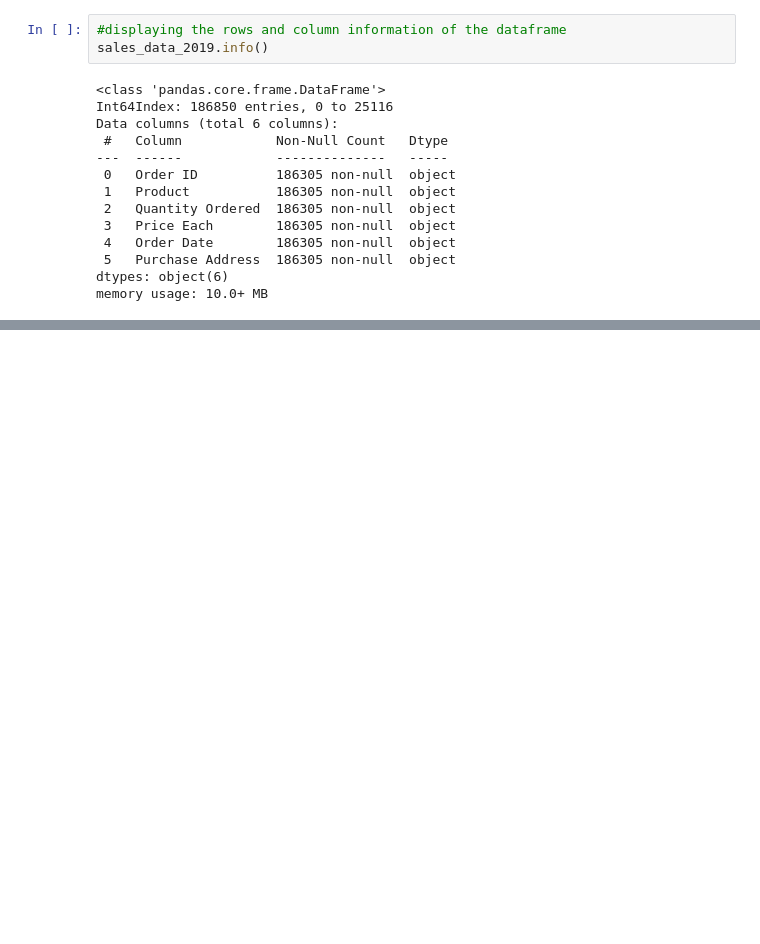
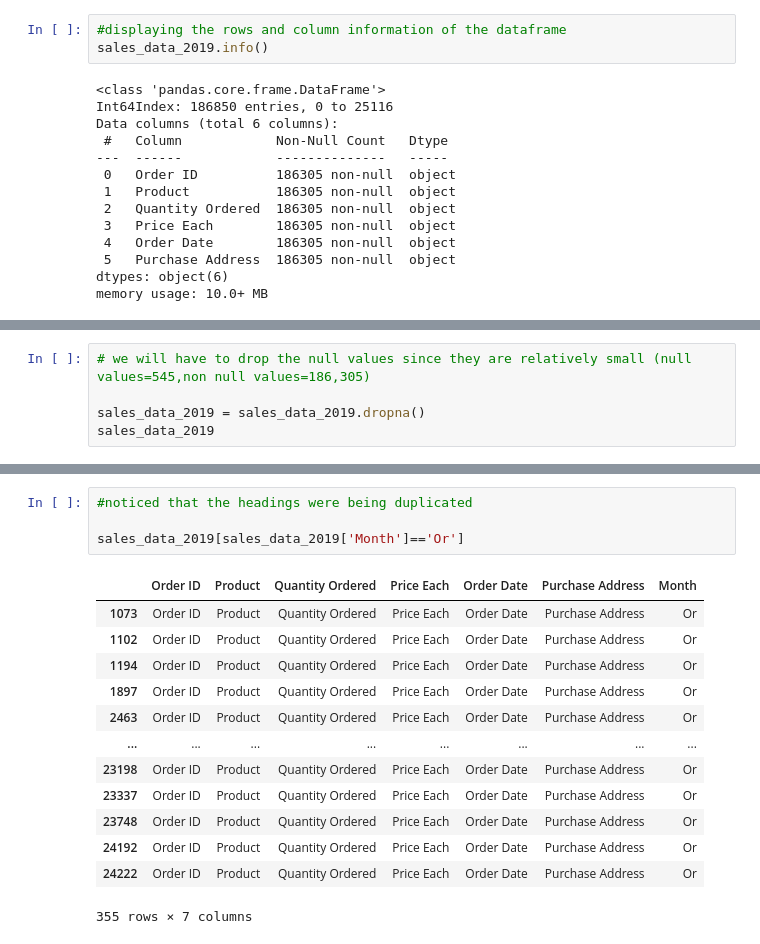
Before and after one commit to dagash007/Sales-Analysis-Using-Python-Pandas-and-Matplotlib, a Jupyter notebook: Sales Analysis.ipynb, the cells around one changed output, grey strips where cells are left out. Drawn from its saved outputs; the diff is of its cells as text; blank space fills up the shorter version.

```diff
--- a/Sales Analysis.ipynb
+++ b/Sales Analysis.ipynb
@@ -55,0 +89,5 @@ memory usage: 10.0+ MB
+# %%
+# we will have to drop the null values since they are relatively small (null values=545,non null values=186,305)
+
+sales_data_2019 = sales_data_2019.dropna()
+sales_data_2019
@@ -55,0 +119,18 @@ memory usage: 10.0+ MB
+# %%
+#noticed that the headings were being duplicated
+
+sales_data_2019[sales_data_2019['Month']=='Or']
+# %% [output]
+|  | Order ID | Product | Quantity Ordered | Price Each | Order Date | Purchase Address | Month |
+| 1073 | Order ID | Product | Quantity Ordered | Price Each | Order Date | Purchase Address | Or |
+| 1102 | Order ID | Product | Quantity Ordered | Price Each | Order Date | Purchase Address | Or |
+| 1194 | Order ID | Product | Quantity Ordered | Price Each | Order Date | Purchase Address | Or |
+| 1897 | Order ID | Product | Quantity Ordered | Price Each | Order Date | Purchase Address | Or |
+| 2463 | Order ID | Product | Quantity Ordered | Price Each | Order Date | Purchase Address | Or |
+| ... | ... | ... | ... | ... | ... | ... | ... |
+| 23198 | Order ID | Product | Quantity Ordered | Price Each | Order Date | Purchase Address | Or |
+| 23337 | Order ID | Product | Quantity Ordered | Price Each | Order Date | Purchase Address | Or |
+| 23748 | Order ID | Product | Quantity Ordered | Price Each | Order Date | Purchase Address | Or |
+| 24192 | Order ID | Product | Quantity Ordered | Price Each | Order Date | Purchase Address | Or |
+| 24222 | Order ID | Product | Quantity Ordered | Price Each | Order Date | Purchase Address | Or |
+355 rows × 7 columns
```
Also changed, not shown: parts of 23 cells of this notebook.
